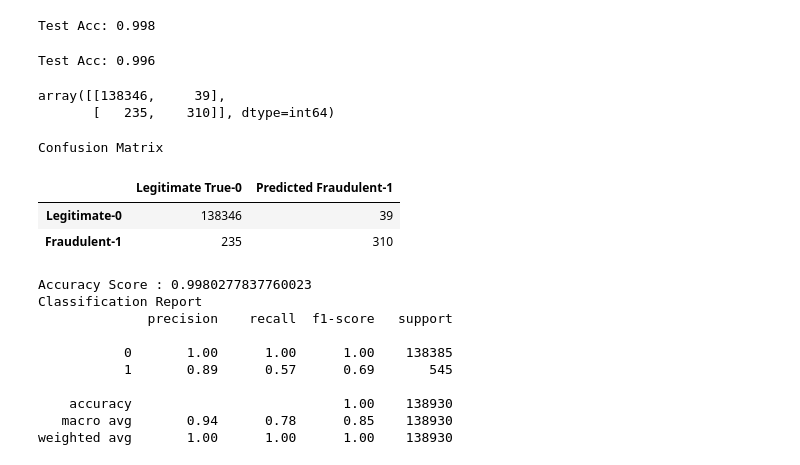
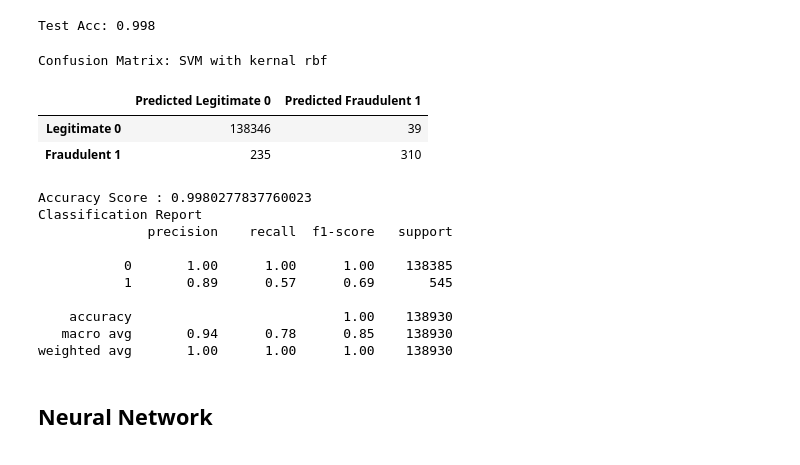
Before and after one commit to john-a-ellis/Credit_Card_Fraud, a Jupyter notebook: Fraud_ETL.ipynb, the cells around one changed output. Cells and saved outputs as stored; diff of their text form; code cells hidden in the pictures.

```diff
--- a/Fraud_ETL.ipynb
+++ b/Fraud_ETL.ipynb
@@ -628,13 +591,3 @@ print('Test Acc: %.3f' % SVCmodel.score(X_test_enc_scaled_df, y_test))
 Test Acc: 0.998
 # %%
 y_pred=SVCmodel.predict(X_test_enc_scaled_df)
-# %%
-print('Test Acc: %.3f' % log_model.score(X_test_enc_scaled_df, y_test))
-# %% [output]
-Test Acc: 0.996
-# %%
-cm = confusion_matrix(y_test, y_pred)
-cm
-# %% [output]
-array([[138346,     39],
-       [   235,    310]], dtype=int64)
@@ -646,26 +594,22 @@ cm_df = pd.DataFrame(
-# %%
-# Print the classification report for the model
-acc_score = accuracy_score(y_test, y_pred)
-print("Confusion Matrix")
-display(cm_df)
-print(f"Accuracy Score : {acc_score}")
-print("Classification Report")
-print(classification_report(y_test, y_pred))
-# %% [output]
-Confusion Matrix
-|  | Legitimate True-0 | Predicted Fraudulent-1 |
-| Legitimate-0 | 138346 | 39 |
-| Fraudulent-1 | 235 | 310 |
-Accuracy Score : 0.9980277837760023
-Classification Report
-              precision    recall  f1-score   support
-
-           0       1.00      1.00      1.00    138385
-           1       0.89      0.57      0.69       545
-
-    accuracy                           1.00    138930
-   macro avg       0.94      0.78      0.85    138930
-weighted avg       1.00      1.00      1.00    138930
+# %%
+gen_cm_cr('SVM with kernal rbf', y_test, y_pred)
+# %% [output]
+Confusion Matrix: SVM with kernal rbf
+|  | Predicted Legitimate 0 | Predicted Fraudulent 1 |
+| Legitimate 0 | 138346 | 39 |
+| Fraudulent 1 | 235 | 310 |
+Accuracy Score : 0.9980277837760023
+Classification Report
+              precision    recall  f1-score   support
+
+           0       1.00      1.00      1.00    138385
+           1       0.89      0.57      0.69       545
+
+    accuracy                           1.00    138930
+   macro avg       0.94      0.78      0.85    138930
+weighted avg       1.00      1.00      1.00    138930
+# %% [markdown]
+## Neural Network
 # %%
 #create a neural network model
 nn = tf.keras.models.Sequential()
```
Also changed, not shown: parts of 40 cells of this notebook.
